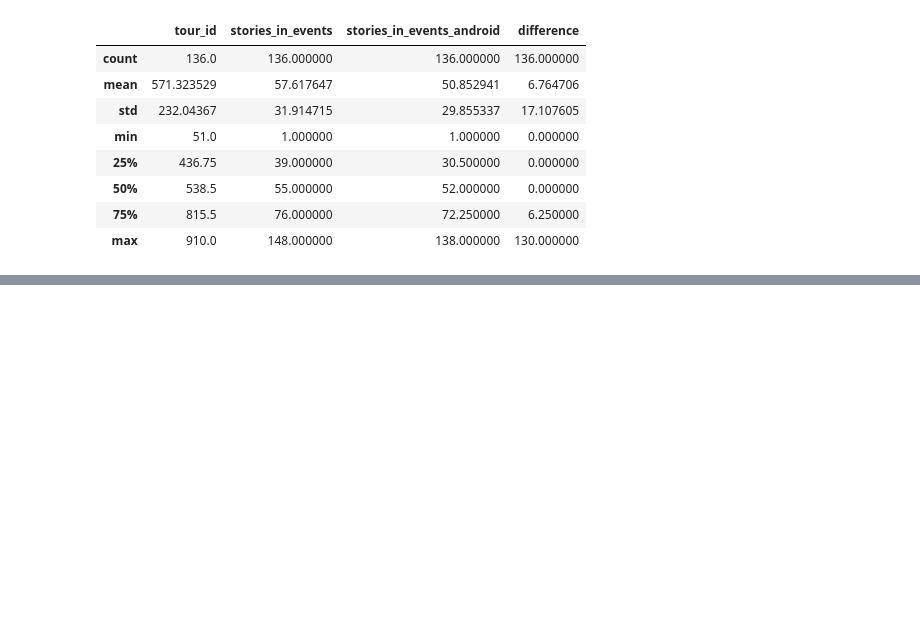
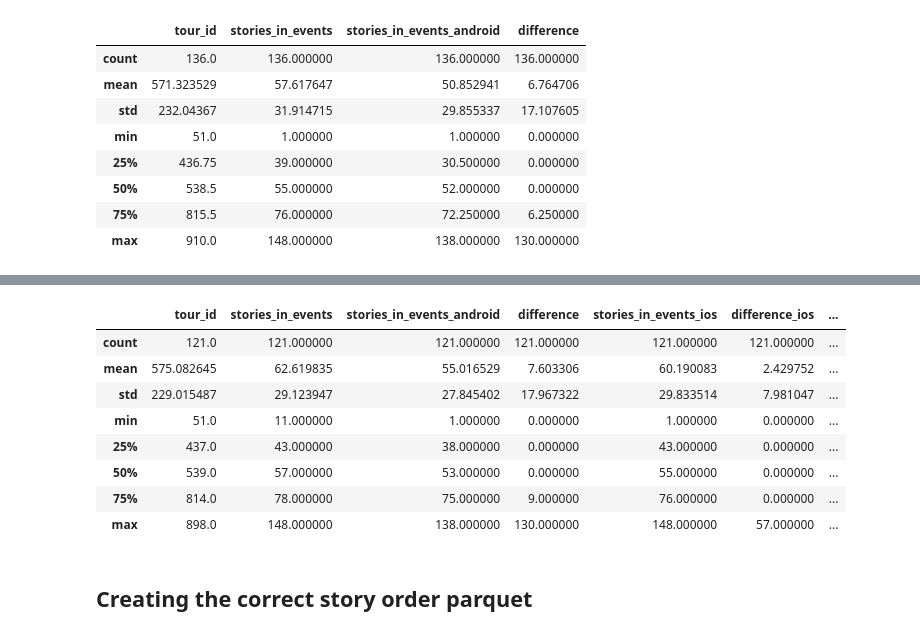
Before and after one commit to vassilismylo/Clio_Muse, a Jupyter notebook: Altair_Analytics/story_order_analysis.ipynb, the cells around one changed output, grey strips where cells are left out. Saved outputs shown, nothing was run; the diff lists cells and outputs as text; code cells hidden in the pictures; blank space fills up the shorter version.

Commit message:
story order finished, documented some of the work in problems.md

```diff
--- a/Altair_Analytics/story_order_analysis.ipynb
+++ b/Altair_Analytics/story_order_analysis.ipynb
@@ -462,0 +578,19 @@ side_by_side.describe()
+# %%
+side_by_side["difference_ios-android"] = (
+    side_by_side["stories_in_events_android"] -
+    side_by_side["stories_in_events_ios"]
+)
+# %%
+side_by_side.describe()
+# %% [output]
+|  | tour_id | stories_in_events | stories_in_events_android | difference | stories_in_events_ios | difference_ios | ... |
+| count | 121.0 | 121.000000 | 121.000000 | 121.000000 | 121.000000 | 121.000000 | ... |
+| mean | 575.082645 | 62.619835 | 55.016529 | 7.603306 | 60.190083 | 2.429752 | ... |
+| std | 229.015487 | 29.123947 | 27.845402 | 17.967322 | 29.833514 | 7.981047 | ... |
+| min | 51.0 | 11.000000 | 1.000000 | 0.000000 | 1.000000 | 0.000000 | ... |
+| 25% | 437.0 | 43.000000 | 38.000000 | 0.000000 | 43.000000 | 0.000000 | ... |
+| 50% | 539.0 | 57.000000 | 53.000000 | 0.000000 | 55.000000 | 0.000000 | ... |
+| 75% | 814.0 | 78.000000 | 75.000000 | 9.000000 | 76.000000 | 0.000000 | ... |
+| max | 898.0 | 148.000000 | 138.000000 | 130.000000 | 148.000000 | 57.000000 | ... |
+# %% [markdown]
+## Creating the correct story order parquet
```
Also changed, not shown: parts of 10 cells of this notebook, 1 other file.
